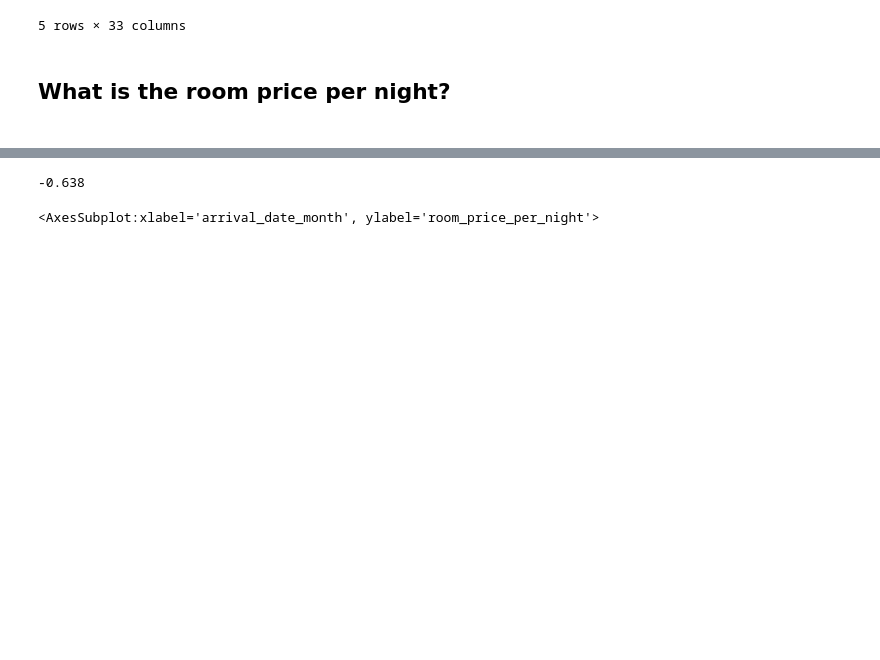
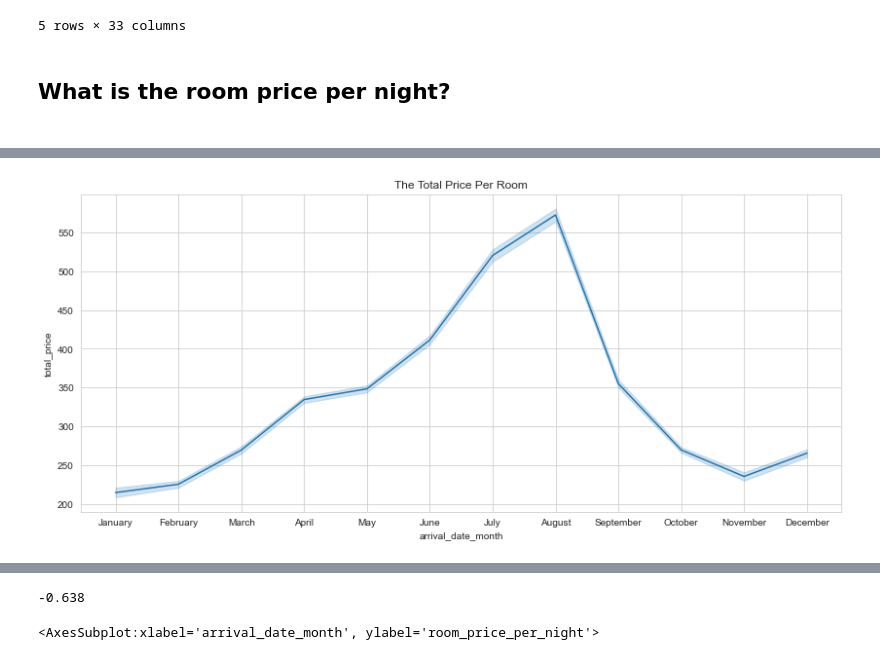
Before and after one commit to Nourfdss/stayforlong_test, a Jupyter notebook: test.ipynb, the cells around one changed output, grey strips where cells are left out. Cells and saved outputs as stored; diff of their text form; code cells hidden in the pictures; blank space fills up the shorter version.

```diff
--- a/test.ipynb
+++ b/test.ipynb
@@ -173,2 +212,8 @@ Name: adr, dtype: float64
+# %%
+plt.figure(figsize=(14,6))
+sns.lineplot(x='arrival_date_month', y='total_price', data= df_room_price).set_title('The Total Price Per Room')
+plt.show()
+# %% [output]
+[figure, added]
 # %%
 plt.figure(figsize=(14,6))
```
Also changed, not shown: parts of 10 cells of this notebook, 1 other file.
